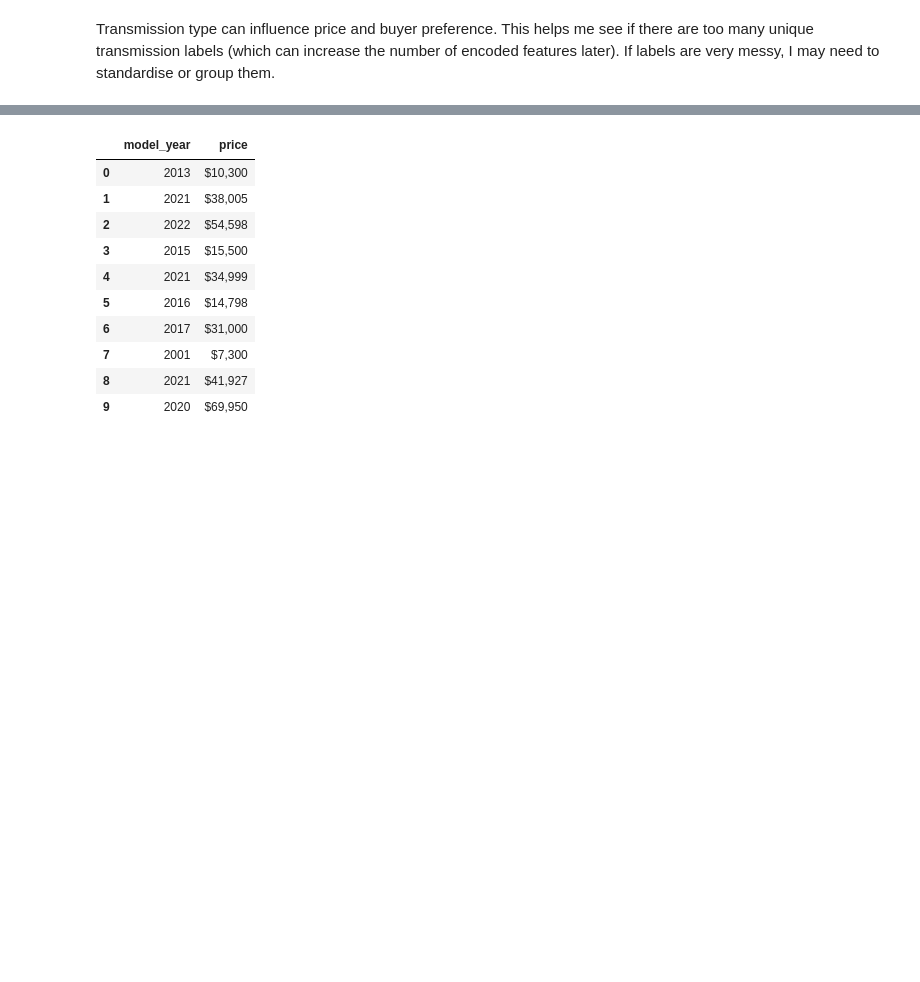
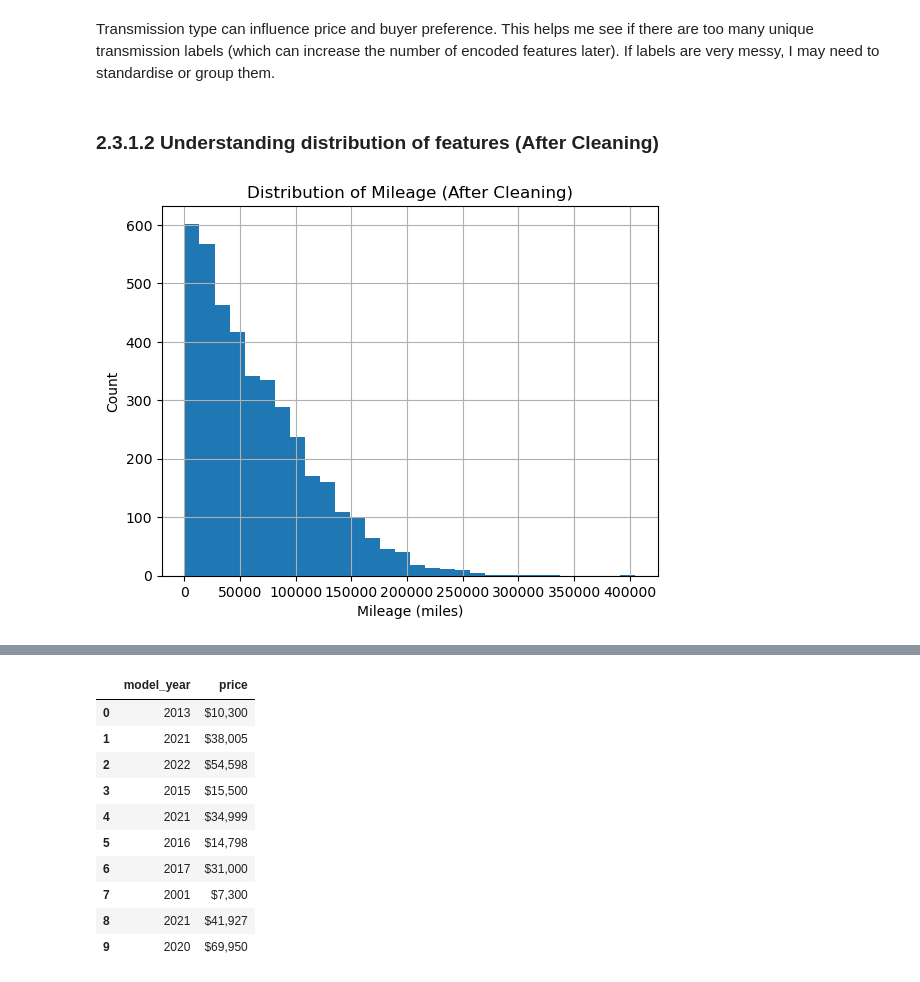
Before and after one commit to Amirul36/mldp-used-car-price, a Jupyter notebook: MLDP Program Codes Submission Template.ipynb, the cells around one changed output, grey strips where cells are left out. Cells and saved outputs as stored; diff of their text form; code cells hidden in the pictures; blank space fills up the shorter version.

```diff
--- a/MLDP Program Codes Submission Template.ipynb
+++ b/MLDP Program Codes Submission Template.ipynb
@@ -285,3 +331,15 @@ plt.show()
 [figure]
 # %% [markdown]
 Transmission type can influence price and buyer preference. This helps me see if there are too many unique transmission labels (which can increase the number of encoded features later). If labels are very messy, I may need to standardise or group them.
+# %% [markdown]
+### 2.3.1.2 Understanding distribution of features (After Cleaning)
+# %%
+# Plot mileage distribution after cleaning
+plt.figure()
+df_model["milage"].hist(bins=30)
+plt.title("Distribution of Mileage (After Cleaning)")
+plt.xlabel("Mileage (miles)")
+plt.ylabel("Count")
+plt.show()
+# %% [output]
+[figure, added]
```
Also changed, not shown: parts of 50 cells of this notebook.
